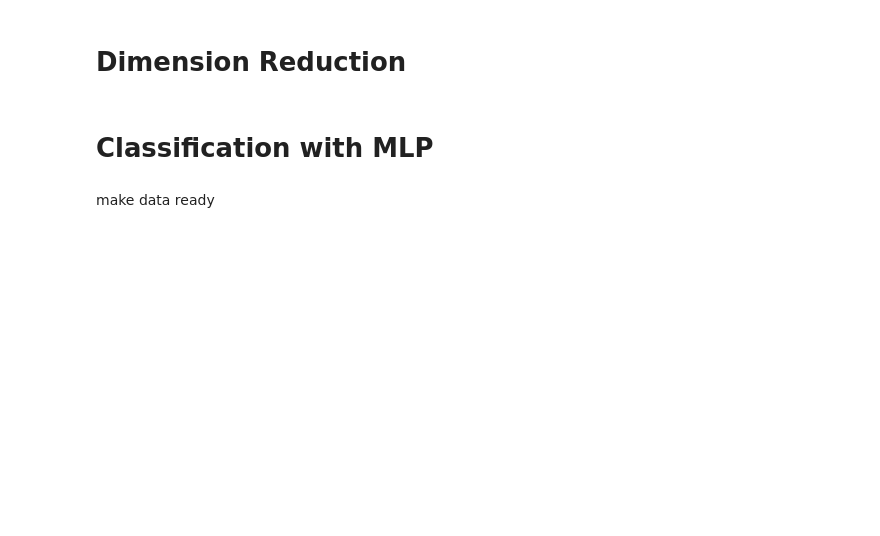
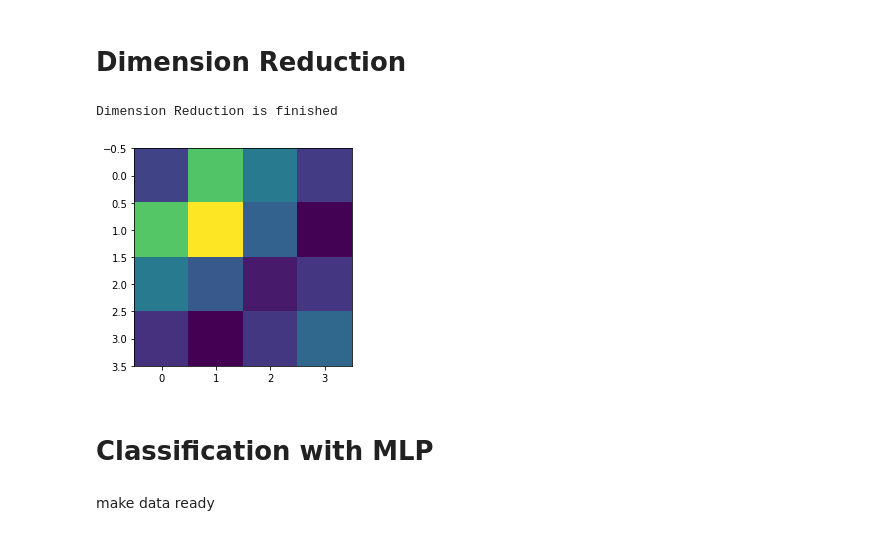
Before and after one commit to ZahraDehghanian97/Self_Organizing_Map, a Jupyter notebook: SOFM.ipynb, the cells around one changed output. Cells and saved outputs as stored; diff of their text form; code cells hidden in the pictures; blank space fills up the shorter version.

Commit message:
add plot

```diff
--- a/SOFM.ipynb
+++ b/SOFM.ipynb
@@ -204,19 +217,22 @@ Iteration: 100, LR: 0.040000, R: 1.600000, J: 0.433579
 # %%
 # creating new data by using som feature
 new_X = []
 for i in range(X.shape[0]):
   x = X[i,:]
   features = som_net.extract_feature(x)
   tmp_data = features .flatten()
   new_X.append(tmp_data)
 new_X = np.array(new_X)
 print("Dimension Reduction is finished")
 
-# # show one of result
-# x = X[0,:]
-# features = som_net.extract_feature(x)
-# plt.imshow(features)
-# plt.show()
+# show one of result
+x = X[0,:]
+features = som_net.extract_feature(x)
+plt.imshow(features)
+plt.show()
+# %% [output]
+Dimension Reduction is finished
+[figure, added]
 # %% [markdown]
 # **Classification with MLP**
 # %% [markdown]
```
Also changed, not shown: parts of 3 cells of this notebook.
